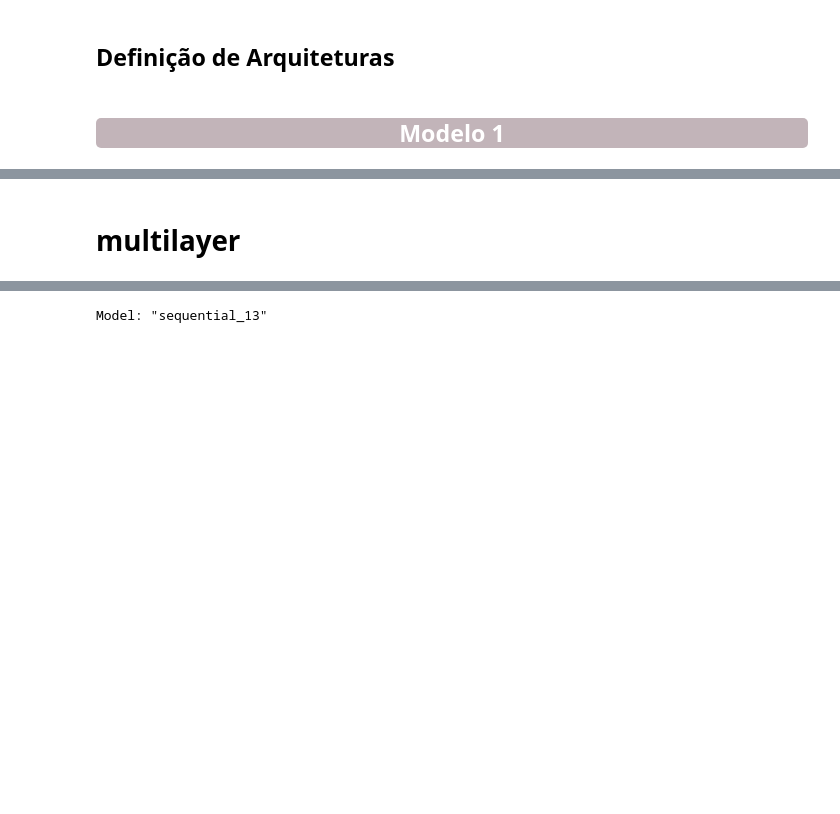
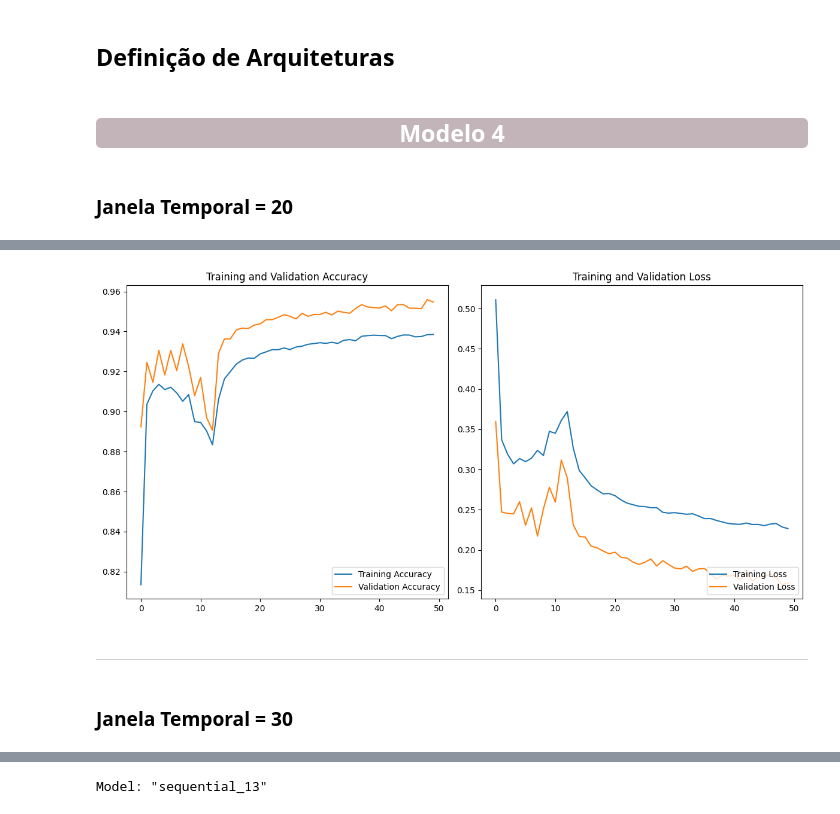
Before and after one commit to marina-moreira/mei-approf, a Jupyter notebook: RNN/notebooks/03_modelDevelopmentTradicionalRNNMultiLayer.ipynb, the cells around one changed output, grey strips where cells are left out. Saved outputs shown, nothing was run; the diff lists cells and outputs as text; code cells hidden in the pictures; blank space fills up the shorter version.

```diff
--- a/RNN/notebooks/03_modelDevelopmentTradicionalRNNMultiLayer.ipynb
+++ b/RNN/notebooks/03_modelDevelopmentTradicionalRNNMultiLayer.ipynb
@@ -160,4 +160,48 @@ def plot_training_results(history):
 # %% [markdown]
 ## **Definição de Arquiteturas**
 # %% [markdown]
-<h2 style="background-color:#C2B4B9; color:white; text-align:center; padding-top:5px; padding-bottom:5px; border-radius: 5px 5px;"><strong><centre>Modelo 1 </centre></strong></h2>
+<h2 style="background-color:#C2B4B9; color:white; text-align:center; padding-top:5px; padding-bottom:5px; border-radius: 5px 5px;"><strong><centre>Modelo 4 </centre></strong></h2>
+# %% [markdown]
+### **Janela Temporal = 20**
+# %%
+WINDOW_LENGTH = 20
+
+X_train, X_test, y_train, y_test = prepare_data(df_motionSense, WINDOW_LENGTH)
+from tensorflow.keras.layers import SimpleRNN, Dense, Flatten, BatchNormalization, Dropout
+from tensorflow.keras.models import Sequential
+
+model_4 = Sequential([
+    SimpleRNN(128, activation='tanh', input_shape=(WINDOW_LENGTH, NUM_FEATURES), return_sequences=True),
+    Dropout(0.5),
+    SimpleRNN(64, activation='tanh', return_sequences=False),
+    Dropout(0.5),
+    Dense(10, activation='relu'),
+    BatchNormalization(),
+    Dropout(0.5),
+    Dense(3, activation='softmax')
+])
+
+model_4.compile(optimizer='adam', loss='categorical_crossentropy', metrics=['accuracy'])
+
+model_4.summary()
+
+model_4.save('../models/model_4/model_4_h10.keras')
+
+start_time = time.time()
+
+history_10 = model_4.fit(X_train, y_train, epochs=EPOCHS, batch_size=32, validation_data=(X_test, y_test), callbacks=[early_stopping, reduce_lr])
+
+end_time = time.time()
+execution_time = end_time - start_time
+print(f"Tempo de execução: {execution_time} segundos")
+
+history_path = '../models/model_4/history_10.pkl'
+with open(history_path, 'wb') as file:
+    pickle.dump(history_10.history, file)
+
+
+loss, accuracy = model_4.evaluate(X_test, y_test)
+print(f'Test loss: {loss}, Test accuracy: {accuracy}')
+
+plot_training_results(history_10)
+# %% [output]
@@ -164,3 +210,6 @@ def plot_training_results(history):
+[figure, added]
 # %% [markdown]
-# multilayer
+---
+# %% [markdown]
+### **Janela Temporal = 30**
 # %%
```
Also changed, not shown: parts of 15 cells of this notebook, 4 other files.
